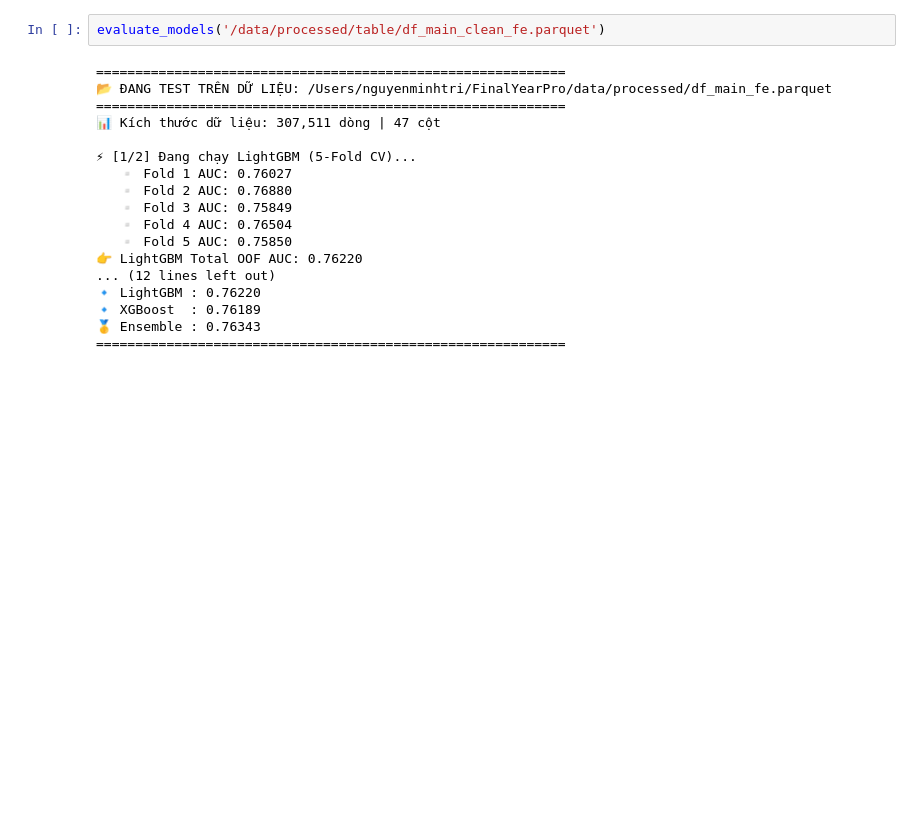
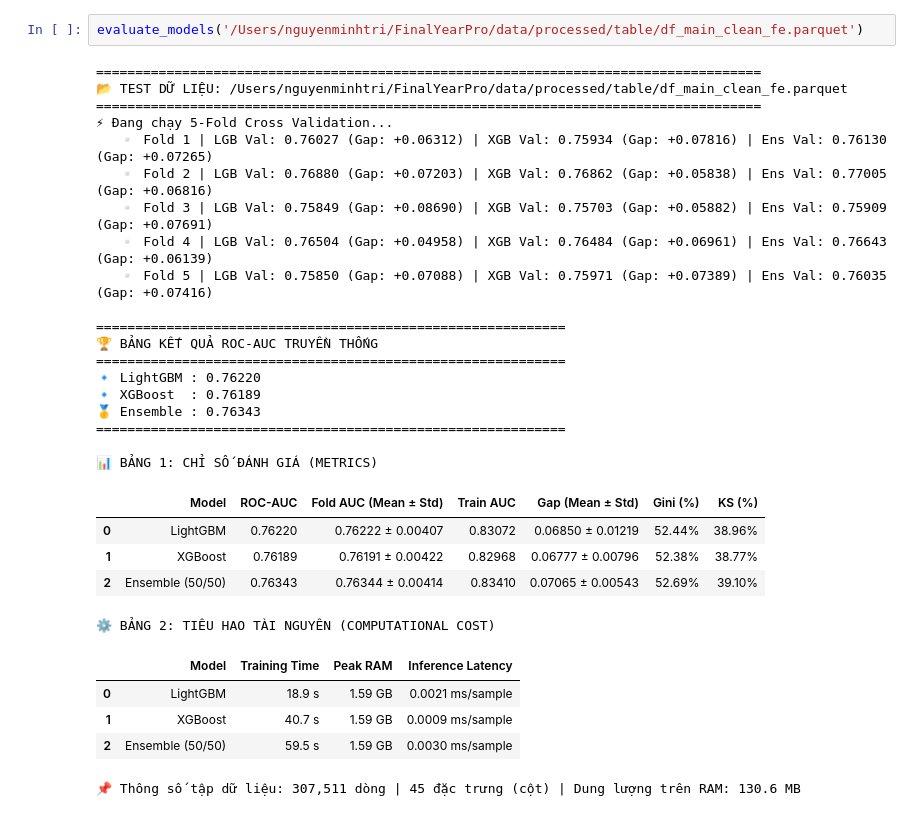
Before and after one commit to NguyenMinhTri2908/xAI, a Jupyter notebook: notebook/Model/model.ipynb, the cells around one changed output. Saved outputs shown, nothing was run; the diff lists cells and outputs as text; blank space fills up the shorter version.

```diff
--- a/notebook/Model/model.ipynb
+++ b/notebook/Model/model.ipynb
@@ -169,23 +489,35 @@ evaluate_models('../../data/processed/df_main_clean.parquet')
 # %%
-evaluate_models('/data/processed/table/df_main_clean_fe.parquet')
+evaluate_models('/Users/nguyenminhtri/FinalYearPro/data/processed/table/df_main_clean_fe.parquet')
 # %% [output]
+=====================================================================================
+📂 TEST DỮ LIỆU: /Users/nguyenminhtri/FinalYearPro/data/processed/table/df_main_clean_fe.parquet
+=====================================================================================
+⚡ Đang chạy 5-Fold Cross Validation...
+   ▫️ Fold 1 | LGB Val: 0.76027 (Gap: +0.06312) | XGB Val: 0.75934 (Gap: +0.07816) | Ens Val: 0.76130 (Gap: +0.07265)
+   ▫️ Fold 2 | LGB Val: 0.76880 (Gap: +0.07203) | XGB Val: 0.76862 (Gap: +0.05838) | Ens Val: 0.77005 (Gap: +0.06816)
+   ▫️ Fold 3 | LGB Val: 0.75849 (Gap: +0.08690) | XGB Val: 0.75703 (Gap: +0.05882) | Ens Val: 0.75909 (Gap: +0.07691)
+   ▫️ Fold 4 | LGB Val: 0.76504 (Gap: +0.04958) | XGB Val: 0.76484 (Gap: +0.06961) | Ens Val: 0.76643 (Gap: +0.06139)
+   ▫️ Fold 5 | LGB Val: 0.75850 (Gap: +0.07088) | XGB Val: 0.75971 (Gap: +0.07389) | Ens Val: 0.76035 (Gap: +0.07416)
+
 ============================================================
-📂 ĐANG TEST TRÊN DỮ LIỆU: /Users/nguyenminhtri/FinalYearPro/data/processed/df_main_fe.parquet
+🏆 BẢNG KẾT QUẢ ROC-AUC TRUYỀN THỐNG
 ============================================================
-📊 Kích thước dữ liệu: 307,511 dòng | 47 cột
-
-⚡ [1/2] Đang chạy LightGBM (5-Fold CV)...
-   ▫️ Fold 1 AUC: 0.76027
-   ▫️ Fold 2 AUC: 0.76880
-   ▫️ Fold 3 AUC: 0.75849
-   ▫️ Fold 4 AUC: 0.76504
-   ▫️ Fold 5 AUC: 0.75850
-👉 LightGBM Total OOF AUC: 0.76220
-... (12 lines left out)
 🔹 LightGBM : 0.76220
 🔹 XGBoost  : 0.76189
 🥇 Ensemble : 0.76343
 ============================================================
+
+📊 BẢNG 1: CHỈ SỐ ĐÁNH GIÁ (METRICS)
+|  | Model | ROC-AUC | Fold AUC (Mean ± Std) | Train AUC | Gap (Mean ± Std) | Gini (%) | KS (%) |
+| 0 | LightGBM | 0.76220 | 0.76222 ± 0.00407 | 0.83072 | 0.06850 ± 0.01219 | 52.44% | 38.96% |
+| 1 | XGBoost | 0.76189 | 0.76191 ± 0.00422 | 0.82968 | 0.06777 ± 0.00796 | 52.38% | 38.77% |
+| 2 | Ensemble (50/50) | 0.76343 | 0.76344 ± 0.00414 | 0.83410 | 0.07065 ± 0.00543 | 52.69% | 39.10% |
+⚙️ BẢNG 2: TIÊU HAO TÀI NGUYÊN (COMPUTATIONAL COST)
+|  | Model | Training Time | Peak RAM | Inference Latency |
+| 0 | LightGBM | 18.9 s | 1.59 GB | 0.0021 ms/sample |
+| 1 | XGBoost | 40.7 s | 1.59 GB | 0.0009 ms/sample |
+| 2 | Ensemble (50/50) | 59.5 s | 1.59 GB | 0.0030 ms/sample |
+📌 Thông số tập dữ liệu: 307,511 dòng | 45 đặc trưng (cột) | Dung lượng trên RAM: 130.6 MB
 # %%
 evaluate_models('/Users/nguyenminhtri/FinalYearPro/data/processed/df_main_x_bureau.parquet')
 # %% [output]
```
Also changed, not shown: parts of 17 cells of this notebook, 3 other files.
